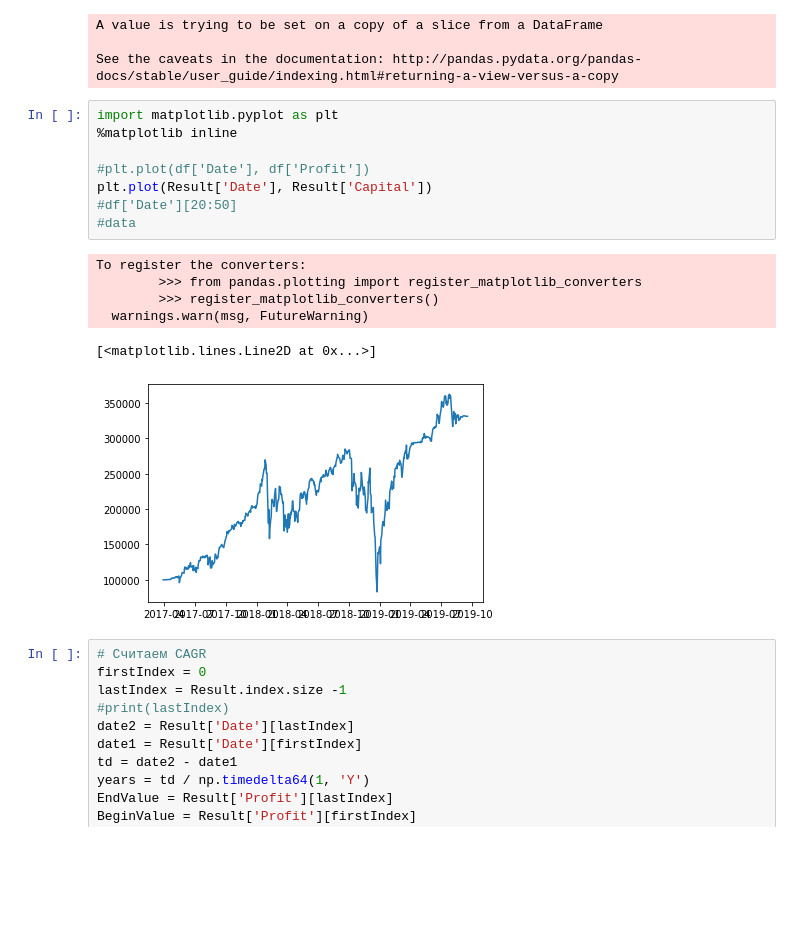
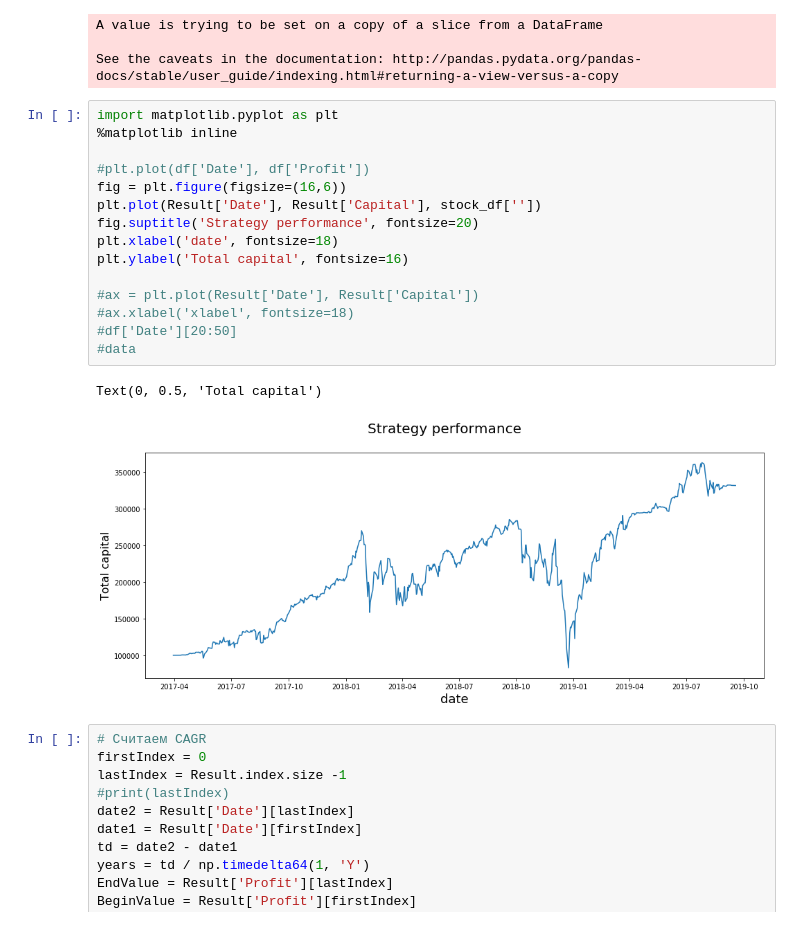
Before and after one commit to Neznakomec/ML-over-ETF, a Jupyter notebook: TestStrategy.ipynb, the cells around one changed output. Saved outputs shown, nothing was run; the diff lists cells and outputs as text; blank space fills up the shorter version.

Commit message:
chart improving

```diff
--- a/TestStrategy.ipynb
+++ b/TestStrategy.ipynb
@@ -119,18 +119,21 @@ See the caveats in the documentation: http://pandas.pydata.org/pandas-docs/stabl
 # %%
 import matplotlib.pyplot as plt
 %matplotlib inline
 
 #plt.plot(df['Date'], df['Profit'])
-plt.plot(Result['Date'], Result['Capital'])
+fig = plt.figure(figsize=(16,6))
+plt.plot(Result['Date'], Result['Capital'], stock_df[''])
+fig.suptitle('Strategy performance', fontsize=20)
+plt.xlabel('date', fontsize=18)
+plt.ylabel('Total capital', fontsize=16)
+
+#ax = plt.plot(Result['Date'], Result['Capital'])
+#ax.xlabel('xlabel', fontsize=18)
 #df['Date'][20:50]
 #data
 # %% [output]
-To register the converters:
-        >>> from pandas.plotting import register_matplotlib_converters
-        >>> register_matplotlib_converters()
-  warnings.warn(msg, FutureWarning)
+Text(0, 0.5, 'Total capital')
-[<matplotlib.lines.Line2D at 0x...>]
-[figure, old version]
+[figure, new version]
 # %%
 # Считаем CAGR
 firstIndex = 0
```
